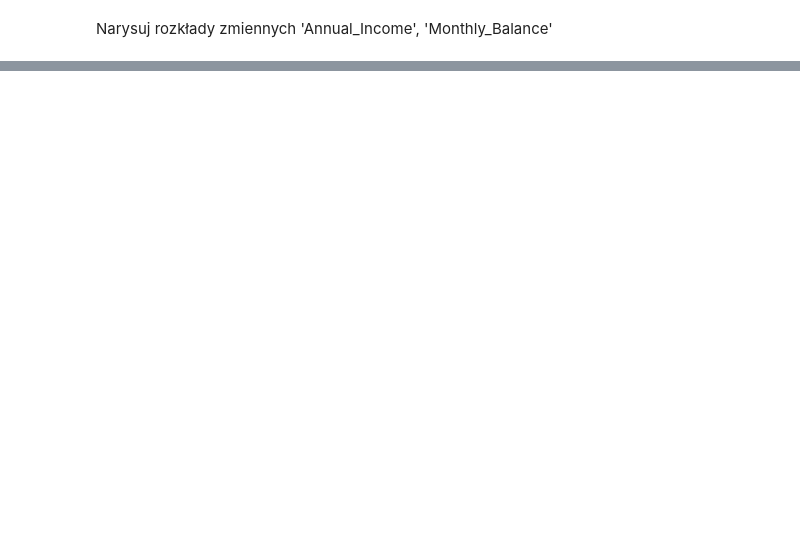
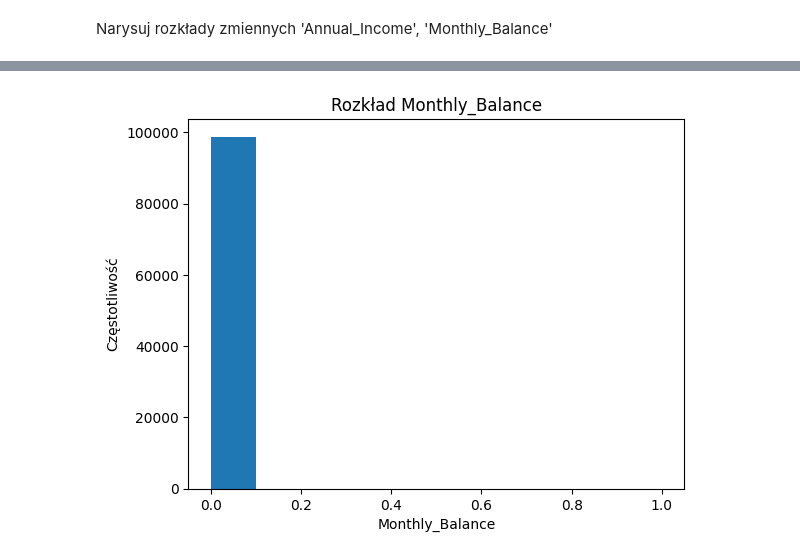
Before and after one commit to KrzysztofDrobnik/lecture1, a Jupyter notebook: PUM2_todo.ipynb, the cells around one changed output, grey strips where cells are left out. Cells and saved outputs as stored; diff of their text form; code cells hidden in the pictures; blank space fills up the shorter version.

```diff
--- a/PUM2_todo.ipynb
+++ b/PUM2_todo.ipynb
@@ -380,0 +560,8 @@ Zwizualizuj korelacje między zmiennymi
+# %%
+plt.hist(df['Monthly_Balance'])
+plt.title('Rozkład Monthly_Balance')
+plt.xlabel('Monthly_Balance')
+plt.ylabel('Częstotliwość')
+plt.show()
+# %% [output]
+[figure, added]
```
Also changed, not shown: parts of 18 cells of this notebook.
